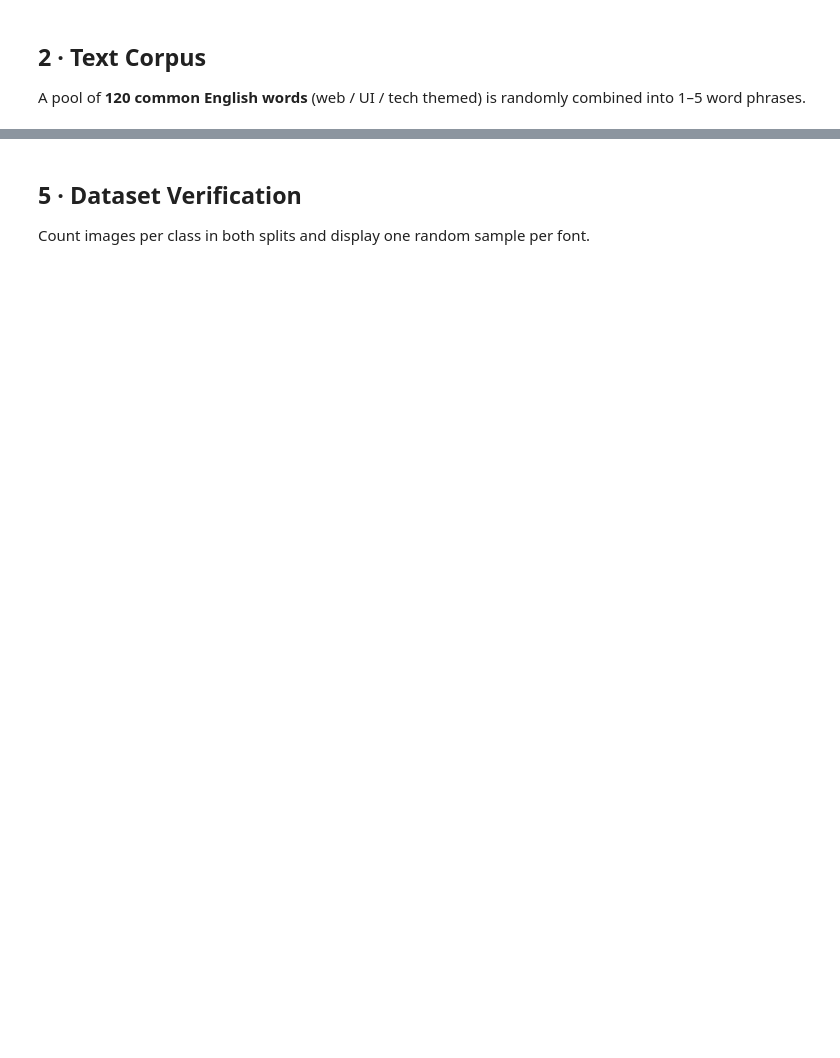
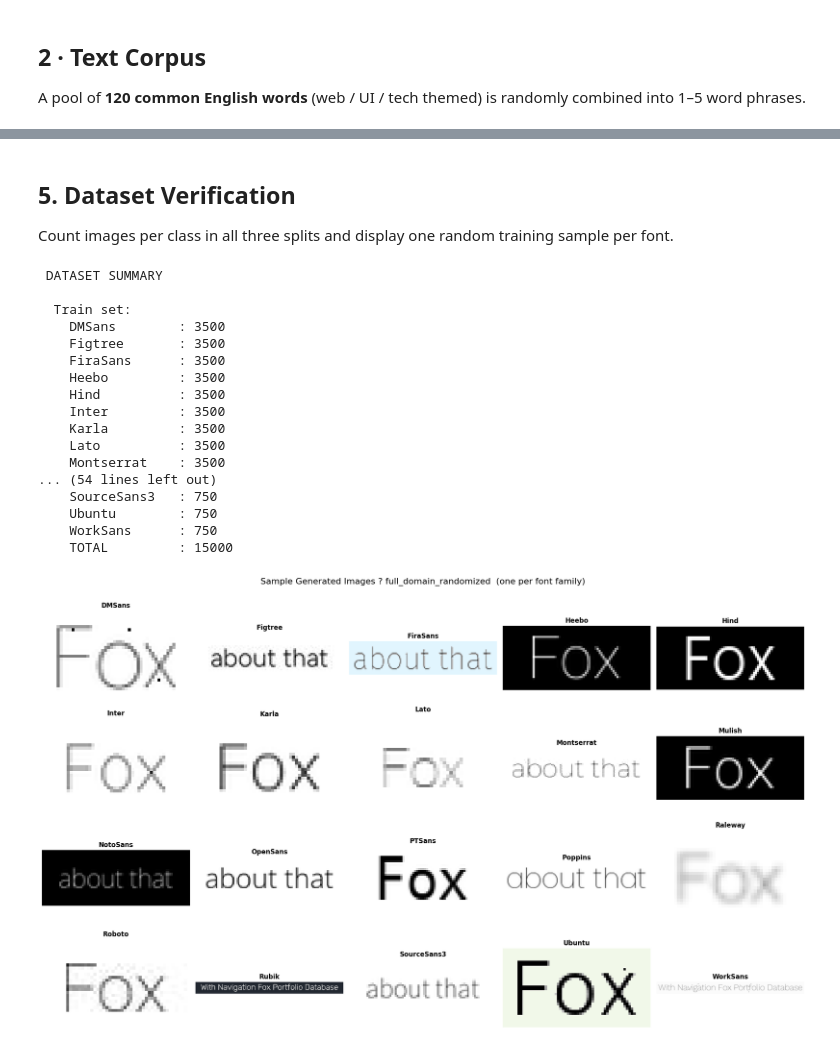
Before and after one commit to aristelcrowley/fine-grained-sans-serif-recognition, a Jupyter notebook: notebooks/data_generation.ipynb, the cells around one changed output, grey strips where cells are left out. Drawn from its saved outputs; the diff is of its cells as text; code cells hidden in the pictures; blank space fills up the shorter version.

Commit message:
feat(data-gen): dataset variants and train/val/test split
- variant: full_domain_randomized or clean_only_ablation

```diff
--- a/notebooks/data_generation.ipynb
+++ b/notebooks/data_generation.ipynb
@@ -152,14 +157,18 @@ Paths **auto-detect** whether we are running on Kaggle or locally.
 IS_KAGGLE = os.path.exists("/kaggle")
 print(f"Running on: {'Kaggle' if IS_KAGGLE else 'Local'}")
 
+# Main setting for the paper: "full_domain_randomized".
+# For the ablation dataset, change this to "clean_only_ablation" and run the notebook again.
+DATASET_VARIANT = "full_domain_randomized"
 if IS_KAGGLE:
-    FONT_DIR    = "/kaggle/input/datasets/aristelcrowley/sans-serif-raw-fonts"
+    FONT_DIR = "/kaggle/input/datasets/aristelcrowley/sans-serif-raw-fonts"
     BASE_OUTPUT = "/kaggle/working"
 else:
-    FONT_DIR    = "../data/raw_fonts"
-    BASE_OUTPUT = "../data/processed"
+    FONT_DIR = "../data/raw_fonts"
+    BASE_OUTPUT = "../data/processed" if DATASET_VARIANT == "full_domain_randomized" else "../data/processed_clean_only"
 
 TRAIN_DIR = os.path.join(BASE_OUTPUT, "train")
+VAL_DIR   = os.path.join(BASE_OUTPUT, "val")
 TEST_DIR  = os.path.join(BASE_OUTPUT, "test")
 TEMP_DIR  = os.path.join(BASE_OUTPUT, "_all")
 
@@ -174,7 +183,6 @@ FONT_FAMILY_NAMES = [
 
 FONTS = {}  # {family_name: [list of .ttf filenames]}
 for family in FONT_FAMILY_NAMES:
-    # Match files like "Inter-Regular.ttf", "Inter-Bold.ttf", "Inter-Light.ttf", etc.
     matched = sorted([
         f for f in os.listdir(FONT_DIR)
         if f.startswith(family + "-")
@@ -184,21 +192,26 @@ for family in FONT_FAMILY_NAMES:
     if matched:
         FONTS[family] = matched
     else:
-        print(f"  ⚠ No font files found for {family}")
+        print(f"  ? No font files found for {family}")
 
 # Generation Parameters
 IMAGES_PER_CLASS = 5000
-TRAIN_RATIO      = 0.8
-RANDOM_SEED      = 42
+SPLIT_RATIOS = {"train": 0.70, "val": 0.15, "test": 0.15}
+assert abs(sum(SPLIT_RATIOS.values()) - 1.0) < 1e-9, "Split ratios must sum to 1.0"
+
+RANDOM_SEED = 42
+CLEAR_EXISTING_OUTPUT = True  # remove old train/val/test/_all folders before generation
 SIZES       = [32, 48, 64, 80, 96]
 TEXT_COLORS = ["#000000", "#1a1a1a", "#333333", "#4a4a4a"]
 
 # Verify & report
 total_weights = sum(len(v) for v in FONTS.values())
-print(f"\n✓ {len(FONTS)} font families with {total_weights} total weight files in {FONT_DIR}")
+print(f"\n? Dataset variant : {DATASET_VARIANT}")
+print(f"? {len(FONTS)} font families with {total_weights} total weight files in {FONT_DIR}")
 for family, files in FONTS.items():
     weights = [f.replace(family + "-", "").replace(".ttf", "") for f in files]
-    print(f"  {family:<14s}: {len(files)} weights — {', '.join(weights)}")
+    print(f"  {family:<14s}: {len(files)} weights ? {', '.join(weights)}")
 print(f"\n  Images per class : {IMAGES_PER_CLASS}")
 print(f"  Total images     : {IMAGES_PER_CLASS * len(FONTS):,}")
-print(f"  Train / Test     : {TRAIN_RATIO:.0%} / {1 - TRAIN_RATIO:.0%}")
+print(f"  Split ratios     : train={SPLIT_RATIOS['train']:.0%}, val={SPLIT_RATIOS['val']:.0%}, test={SPLIT_RATIOS['test']:.0%}")
+print(f"  Output root      : {BASE_OUTPUT}")
@@ -564,33 +661,52 @@ print(f"  Test  : {test_total:,} images  → {TEST_DIR}")
 # %% [markdown]
-## 5 · Dataset Verification
+## 5. Dataset Verification
 
-Count images per class in both splits and display one random sample per font.
+Count images per class in all three splits and display one random training sample per font.
 # %%
 # Per-class counts
 print(" DATASET SUMMARY")
 
-for split_name, split_dir in [("Train", TRAIN_DIR), ("Test", TEST_DIR)]:
+for split_name, split_dir in [("Train", TRAIN_DIR), ("Val", VAL_DIR), ("Test", TEST_DIR)]:
     print(f"\n  {split_name} set:")
     total = 0
     for font_name in sorted(FONTS.keys()):
         count = len(glob(os.path.join(split_dir, font_name, "*.png")))
         total += count
         print(f"    {font_name:<14s}: {count}")
     print(f"    {'TOTAL':<14s}: {total}")
 
 # Sample grid
 fig, axes = plt.subplots(4, 5, figsize=(20, 12))
-fig.suptitle("Sample Generated Images  (one per font family)", fontsize=16, y=1.01)
+fig.suptitle(f"Sample Generated Images ? {DATASET_VARIANT}  (one per font family)", fontsize=16, y=1.01)
 
 for idx, font_name in enumerate(sorted(FONTS.keys())):
     ax = axes[idx // 5, idx % 5]
     sample_dir  = os.path.join(TRAIN_DIR, font_name)
     sample_imgs = sorted(glob(os.path.join(sample_dir, "*.png")))
     if sample_imgs:
         img = Image.open(sample_imgs[0])
         ax.imshow(img)
     ax.set_title(font_name, fontsize=12, fontweight="bold")
     ax.axis("off")
 
 plt.tight_layout()
 plt.show()
+# %% [output]
+ DATASET SUMMARY
+
+  Train set:
+    DMSans        : 3500
+    Figtree       : 3500
+    FiraSans      : 3500
+    Heebo         : 3500
+    Hind          : 3500
+    Inter         : 3500
+    Karla         : 3500
+    Lato          : 3500
+    Montserrat    : 3500
+... (54 lines left out)
+    SourceSans3   : 750
+    Ubuntu        : 750
+    WorkSans      : 750
+    TOTAL         : 15000
+[figure, added]
```
Also changed, not shown: parts of 14 cells of this notebook.
